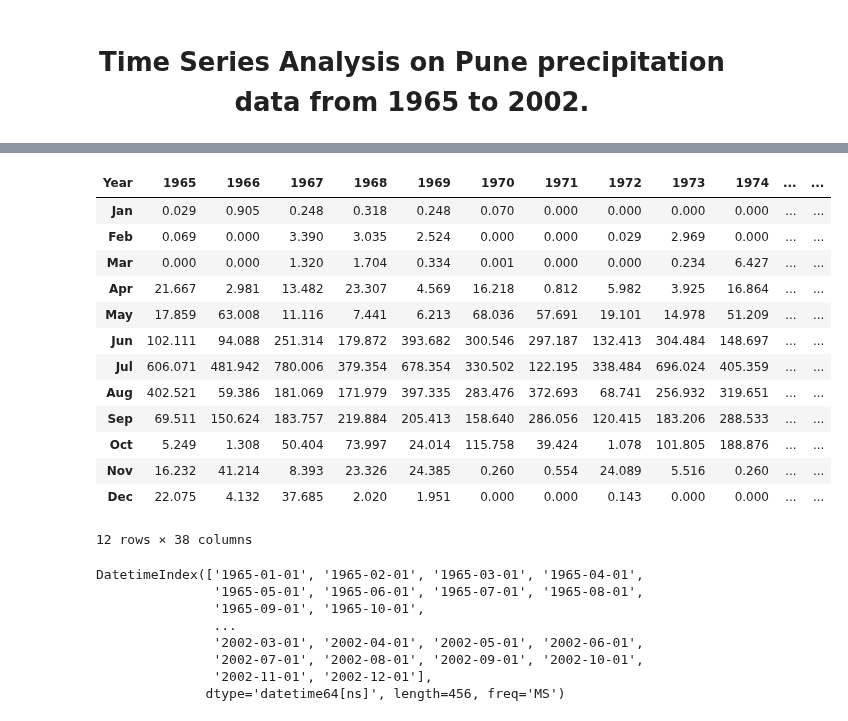
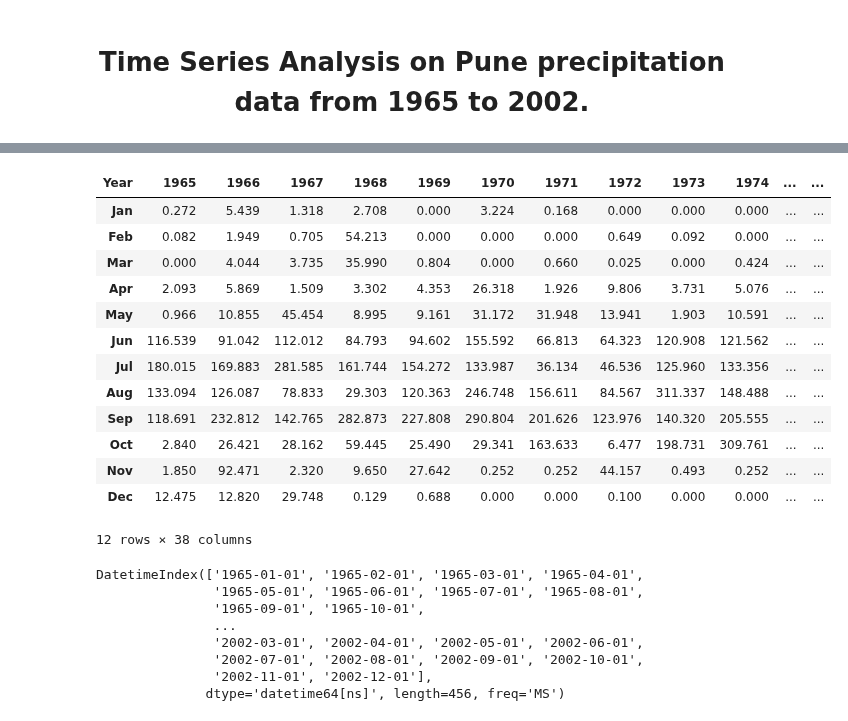
Before and after one commit to Abhishekmamidi123/Time-Series-Forecasting, a Jupyter notebook: Pune_precipitation_analyis_1972_to_2002/Artificial_Neural_Networks.ipynb, the cells around one changed output, grey strips where cells are left out. Drawn from its saved outputs; the diff is of its cells as text; code cells hidden in the pictures.

```diff
--- a/Pune_precipitation_analyis_1972_to_2002/Artificial_Neural_Networks.ipynb
+++ b/Pune_precipitation_analyis_1972_to_2002/Artificial_Neural_Networks.ipynb
@@ -25,24 +23,24 @@ Using TensorFlow backend.
 # %%
-filename = 'pune_1965_to_2002.csv'
+filename = 'LaturRains_1965_2002.csv'
 
 rainfall_data_matrix = pd.read_csv(filename, delimiter='\t')
 rainfall_data_matrix.set_index('Year', inplace=True)
 rainfall_data_matrix = rainfall_data_matrix.transpose()
 rainfall_data_matrix
 # %% [output]
 | Year | 1965 | 1966 | 1967 | 1968 | 1969 | 1970 | 1971 | 1972 | 1973 | 1974 | ... | ... |
-| Jan | 0.029 | 0.905 | 0.248 | 0.318 | 0.248 | 0.070 | 0.000 | 0.000 | 0.000 | 0.000 | ... | ... |
-| Feb | 0.069 | 0.000 | 3.390 | 3.035 | 2.524 | 0.000 | 0.000 | 0.029 | 2.969 | 0.000 | ... | ... |
-| Mar | 0.000 | 0.000 | 1.320 | 1.704 | 0.334 | 0.001 | 0.000 | 0.000 | 0.234 | 6.427 | ... | ... |
-| Apr | 21.667 | 2.981 | 13.482 | 23.307 | 4.569 | 16.218 | 0.812 | 5.982 | 3.925 | 16.864 | ... | ... |
-| May | 17.859 | 63.008 | 11.116 | 7.441 | 6.213 | 68.036 | 57.691 | 19.101 | 14.978 | 51.209 | ... | ... |
-| Jun | 102.111 | 94.088 | 251.314 | 179.872 | 393.682 | 300.546 | 297.187 | 132.413 | 304.484 | 148.697 | ... | ... |
-| Jul | 606.071 | 481.942 | 780.006 | 379.354 | 678.354 | 330.502 | 122.195 | 338.484 | 696.024 | 405.359 | ... | ... |
-| Aug | 402.521 | 59.386 | 181.069 | 171.979 | 397.335 | 283.476 | 372.693 | 68.741 | 256.932 | 319.651 | ... | ... |
-| Sep | 69.511 | 150.624 | 183.757 | 219.884 | 205.413 | 158.640 | 286.056 | 120.415 | 183.206 | 288.533 | ... | ... |
-| Oct | 5.249 | 1.308 | 50.404 | 73.997 | 24.014 | 115.758 | 39.424 | 1.078 | 101.805 | 188.876 | ... | ... |
-| Nov | 16.232 | 41.214 | 8.393 | 23.326 | 24.385 | 0.260 | 0.554 | 24.089 | 5.516 | 0.260 | ... | ... |
-| Dec | 22.075 | 4.132 | 37.685 | 2.020 | 1.951 | 0.000 | 0.000 | 0.143 | 0.000 | 0.000 | ... | ... |
+| Jan | 0.272 | 5.439 | 1.318 | 2.708 | 0.000 | 3.224 | 0.168 | 0.000 | 0.000 | 0.000 | ... | ... |
+| Feb | 0.082 | 1.949 | 0.705 | 54.213 | 0.000 | 0.000 | 0.000 | 0.649 | 0.092 | 0.000 | ... | ... |
+| Mar | 0.000 | 4.044 | 3.735 | 35.990 | 0.804 | 0.000 | 0.660 | 0.025 | 0.000 | 0.424 | ... | ... |
+| Apr | 2.093 | 5.869 | 1.509 | 3.302 | 4.353 | 26.318 | 1.926 | 9.806 | 3.731 | 5.076 | ... | ... |
+| May | 0.966 | 10.855 | 45.454 | 8.995 | 9.161 | 31.172 | 31.948 | 13.941 | 1.903 | 10.591 | ... | ... |
+| Jun | 116.539 | 91.042 | 112.012 | 84.793 | 94.602 | 155.592 | 66.813 | 64.323 | 120.908 | 121.562 | ... | ... |
+| Jul | 180.015 | 169.883 | 281.585 | 161.744 | 154.272 | 133.987 | 36.134 | 46.536 | 125.960 | 133.356 | ... | ... |
+| Aug | 133.094 | 126.087 | 78.833 | 29.303 | 120.363 | 246.748 | 156.611 | 84.567 | 311.337 | 148.488 | ... | ... |
+| Sep | 118.691 | 232.812 | 142.765 | 282.873 | 227.808 | 290.804 | 201.626 | 123.976 | 140.320 | 205.555 | ... | ... |
+| Oct | 2.840 | 26.421 | 28.162 | 59.445 | 25.490 | 29.341 | 163.633 | 6.477 | 198.731 | 309.761 | ... | ... |
+| Nov | 1.850 | 92.471 | 2.320 | 9.650 | 27.642 | 0.252 | 0.252 | 44.157 | 0.493 | 0.252 | ... | ... |
+| Dec | 12.475 | 12.820 | 29.748 | 0.129 | 0.688 | 0.000 | 0.000 | 0.100 | 0.000 | 0.000 | ... | ... |
 12 rows × 38 columns
 # %%
 dates = pd.date_range(start='1965-01', freq='MS', periods=len(rainfall_data_matrix.columns)*12)
```
Also changed, not shown: parts of 26 cells of this notebook.
